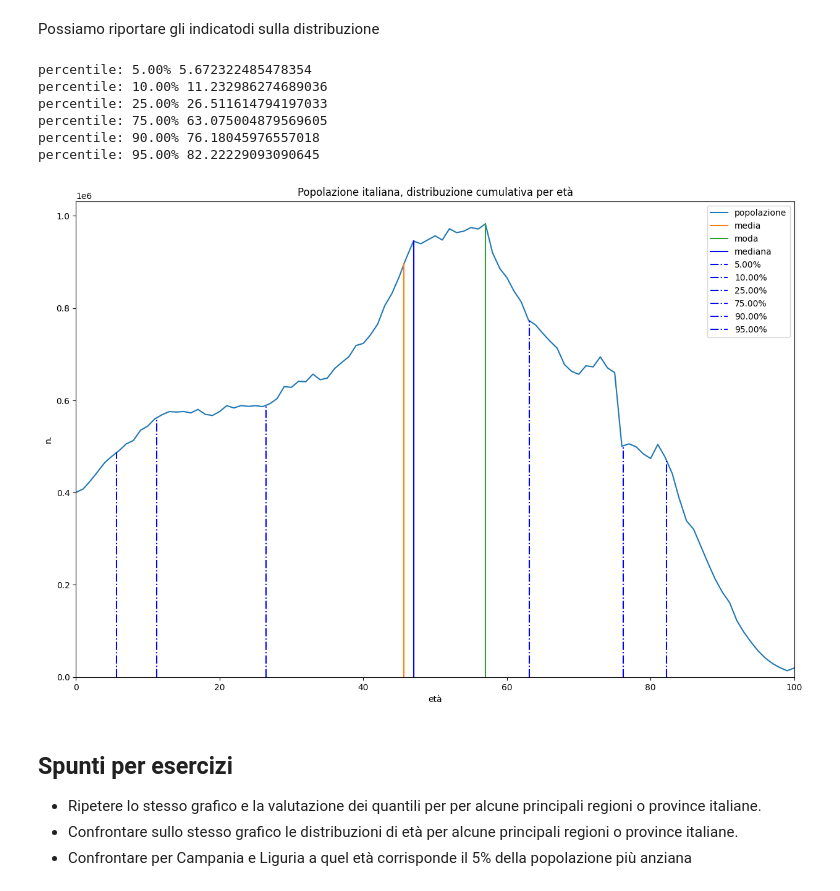
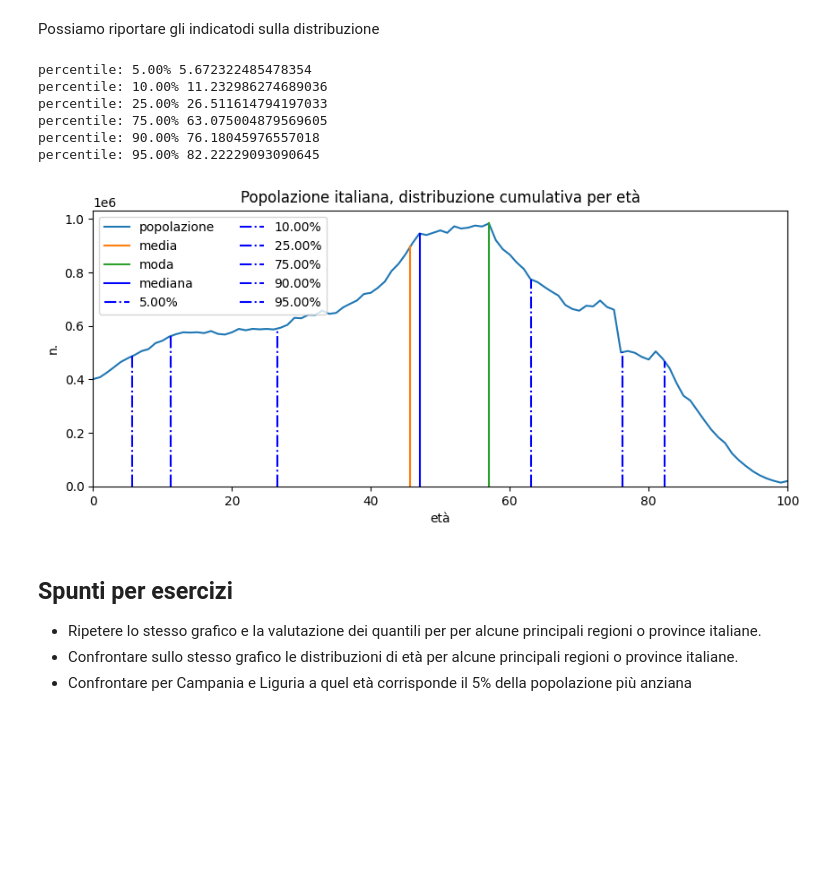
Before and after one commit to lucalista/analisi-dati-2024, a Jupyter notebook: 07.01.00__ISTAT_Popolazione_italiana.ipynb, the cells around one changed output. Drawn from its saved outputs; the diff is of its cells as text; code cells hidden in the pictures; blank space fills up the shorter version.

```diff
--- a/07.01.00__ISTAT_Popolazione_italiana.ipynb
+++ b/07.01.00__ISTAT_Popolazione_italiana.ipynb
@@ -133,30 +133,30 @@ average: 45.69, median: 47.02, mode: 57.00
 # %% [markdown]
 Possiamo riportare gli indicatodi sulla distribuzione
 # %%
-plt.figure(figsize=(15,10))
+plt.figure(figsize=(10, 4))
 plt.plot(df['anni'], df['Value'],linestyle='-', label='popolazione')
 plt.plot((avg,avg), (0,interp_val(avg)), linestyle='-', label='media')
 plt.plot((mode,mode), (0,interp_val(mode)), linestyle='-', label='moda')
 plt.plot((median,median), (0,interp_val(median)), linestyle='-', color='blue', label='mediana')
 for perc in [0.05, 0.1, 0.25, 0.75, 0.9, 0.95]:
     val = interp_cum(perc)
     print("percentile: {:.2%}".format(perc), val)
     plt.plot((val,val), (0,interp_val(val)), linestyle='-.', color='blue', label='{:.2%}'.format(perc))
-plt.legend()
+plt.legend(loc='upper left', ncols=2)
 plt.title('Popolazione italiana, distribuzione cumulativa per età')
 plt.xlabel('età')
 plt.ylabel('n.')
 plt.ylim(0)
 plt.xlim(0, 100)
 plt.show()
 # %% [output]
 percentile: 5.00% 5.672322485478354
 percentile: 10.00% 11.232986274689036
 percentile: 25.00% 26.511614794197033
 percentile: 75.00% 63.075004879569605
 percentile: 90.00% 76.18045976557018
 percentile: 95.00% 82.22229093090645
-[figure, old version]
+[figure, new version]
 # %% [markdown]
 ## Spunti per esercizi
 
```
Also changed, not shown: parts of 2 cells of this notebook, 1 other file.
